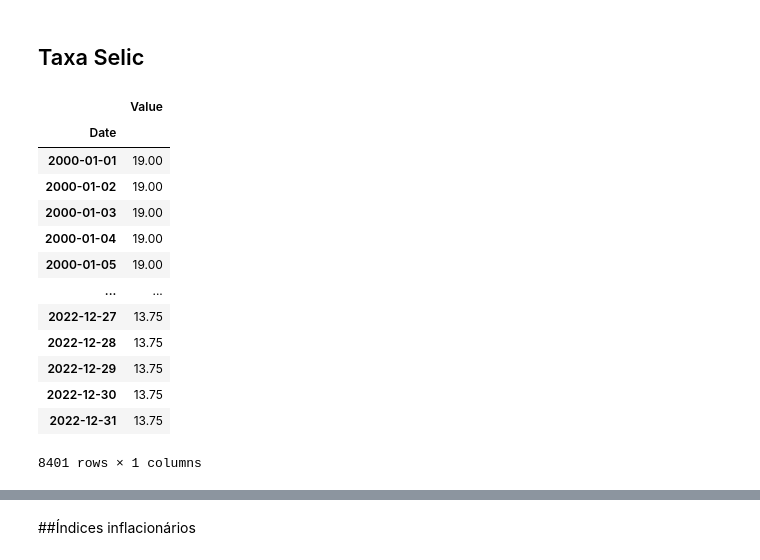
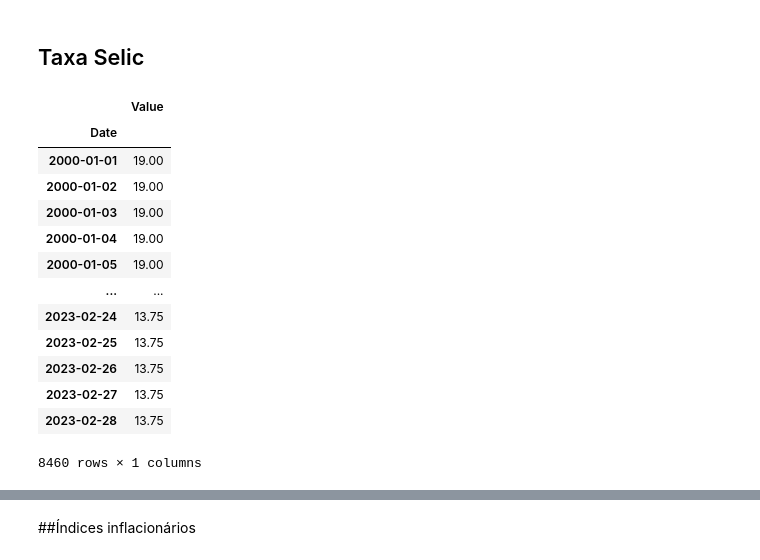
Before and after one commit to psgrigoletti/curso-pmf, a Jupyter notebook: modulo-3/PMF_Macroeconomia_e_Finanças.ipynb, the cells around one changed output, grey strips where cells are left out. Saved outputs shown, nothing was run; the diff lists cells and outputs as text; code cells hidden in the pictures.

```diff
--- a/modulo-3/PMF_Macroeconomia_e_Finanças.ipynb
+++ b/modulo-3/PMF_Macroeconomia_e_Finanças.ipynb
@@ -110,21 +108,21 @@ juros_reais_EUA
 # %% [markdown]
 ## Taxa Selic
 # %%
-selic = nasdaqdatalink.get('BCB/432', start_date='2000-01-01', end_date='2022-12-31')
+selic = nasdaqdatalink.get('BCB/432', start_date='2000-01-01', end_date='2023-02-28')
 selic
 # %% [output]
 |  | Value |
 | Date |  |
 | 2000-01-01 | 19.00 |
 | 2000-01-02 | 19.00 |
 | 2000-01-03 | 19.00 |
 | 2000-01-04 | 19.00 |
 | 2000-01-05 | 19.00 |
 | ... | ... |
-| 2022-12-27 | 13.75 |
-| 2022-12-28 | 13.75 |
-| 2022-12-29 | 13.75 |
-| 2022-12-30 | 13.75 |
-| 2022-12-31 | 13.75 |
+| 2023-02-24 | 13.75 |
+| 2023-02-25 | 13.75 |
+| 2023-02-26 | 13.75 |
+| 2023-02-27 | 13.75 |
+| 2023-02-28 | 13.75 |
-8401 rows × 1 columns
+8460 rows × 1 columns
 # %%
```
Also changed, not shown: parts of 21 cells of this notebook.
